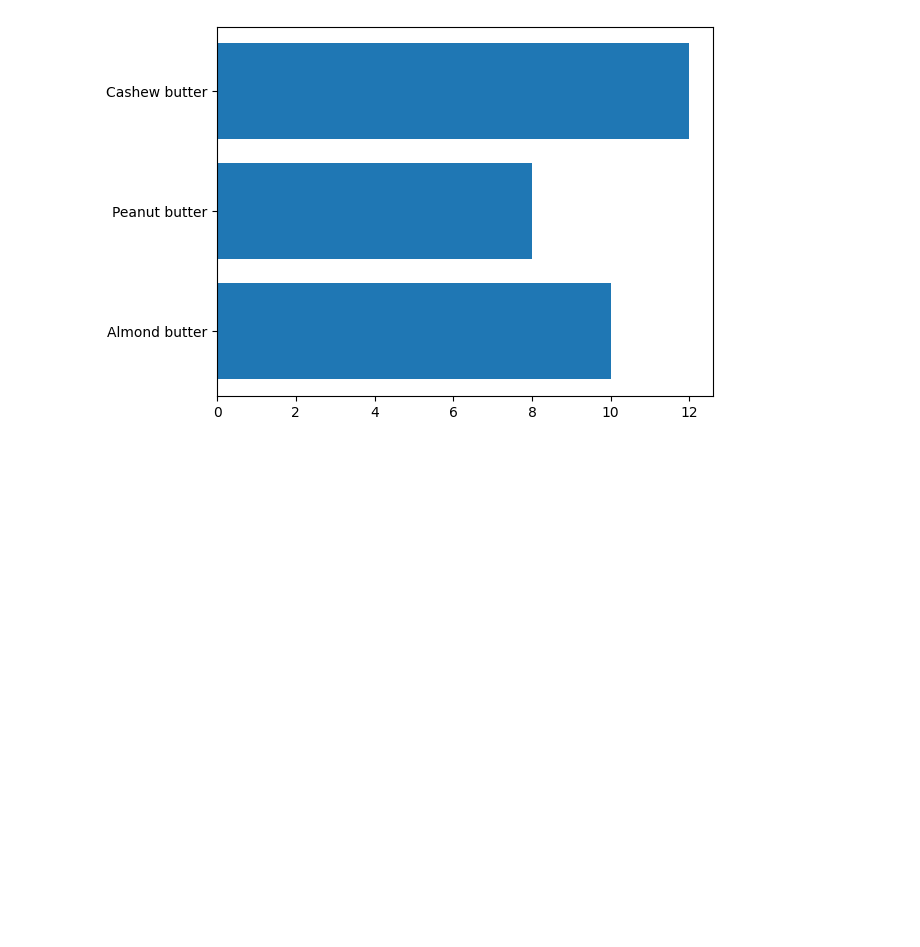
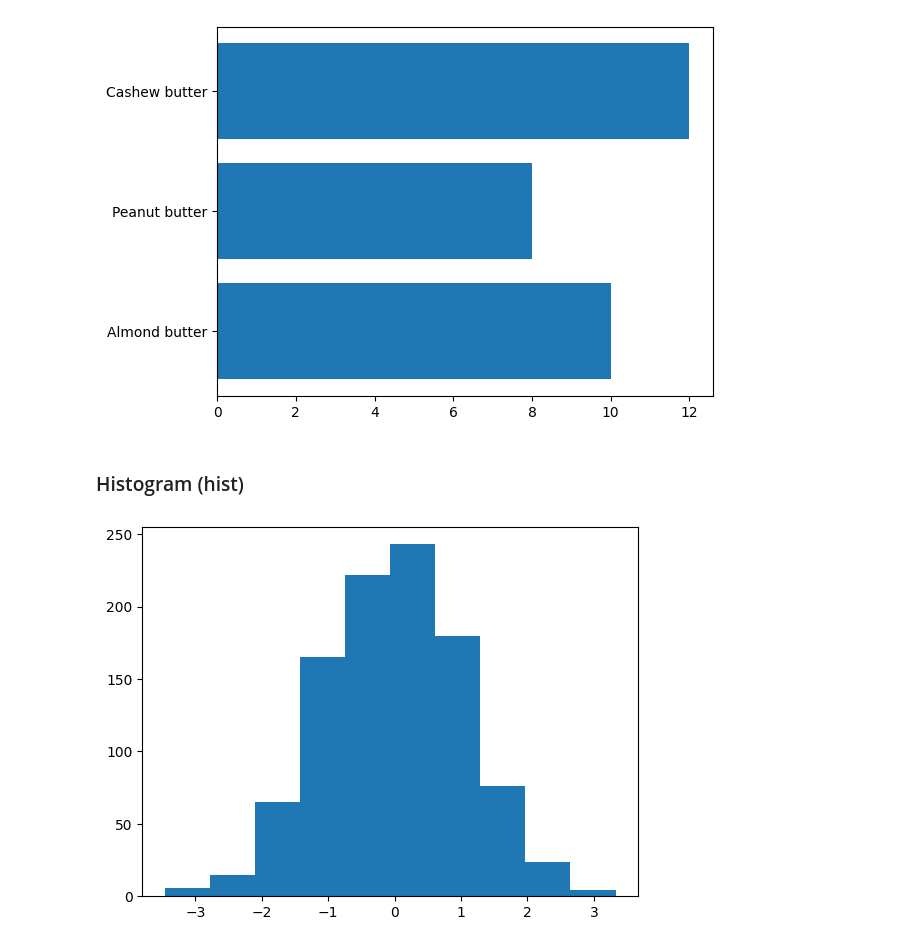
Before and after one commit to UnrivalledHitman120703/Machine-Learning-and-Data-Science-Bootcamp, a Jupyter notebook: Introduction_to_Matplotlib.ipynb, the cells around one changed output. Cells and saved outputs as stored; diff of their text form; code cells hidden in the pictures; blank space fills up the shorter version.

Commit message:
Histogram, scatter plots and subplots

```diff
--- a/Introduction_to_Matplotlib.ipynb
+++ b/Introduction_to_Matplotlib.ipynb
@@ -138,3 +138,13 @@ fig, ax = plt.subplots()
 ax.barh(list(nut_butter_prices.keys()), list(nut_butter_prices.values()));
 # %% [output]
 [figure]
+# %% [markdown]
+### Histogram (hist)
+# %%
+# Make some data from a normal distribution
+x = np.random.randn(1000) # pulls data from a normal distribution
+
+fig, ax = plt.subplots()
+ax.hist(x);
+# %% [output]
+[figure, added]
```
Also changed, not shown: parts of 4 cells of this notebook.
